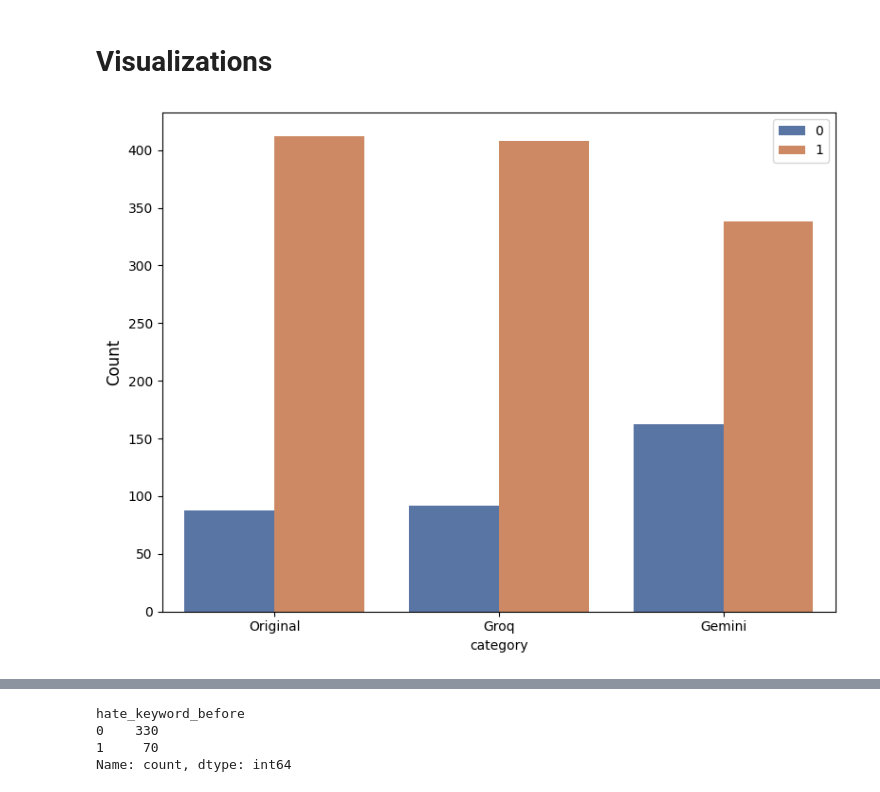
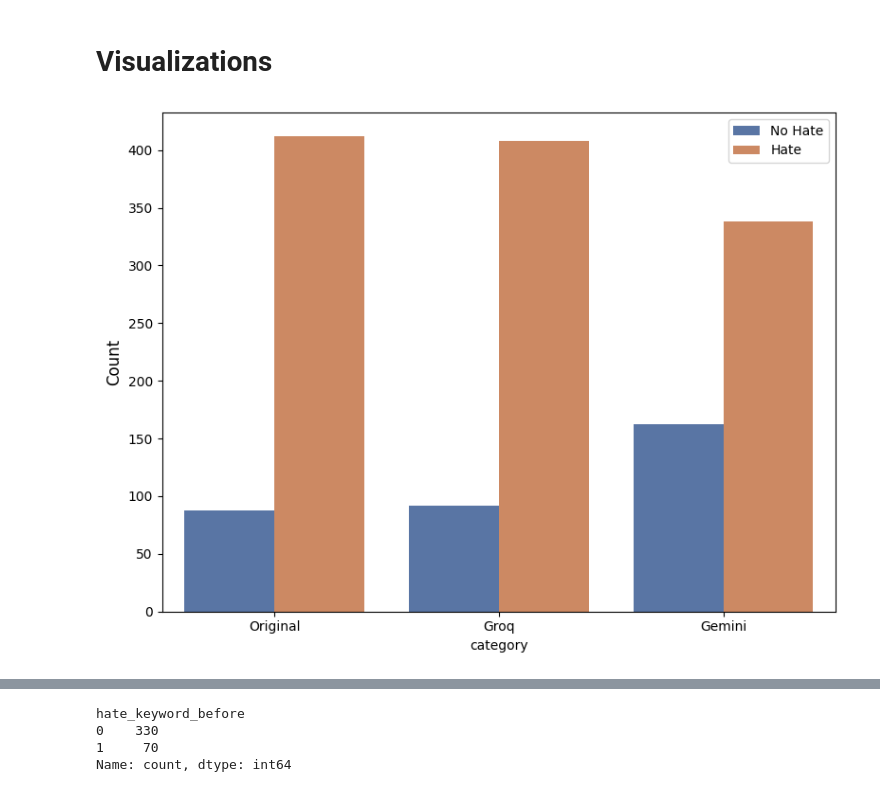
Before and after one commit to pinglainstitute/LLM-reviewtransformation, a Jupyter notebook: Notebooks/Twitter/twitter_transform.ipynb, the cells around one changed output, grey strips where cells are left out. Saved outputs shown, nothing was run; the diff lists cells and outputs as text; code cells hidden in the pictures.

```diff
--- a/Notebooks/Twitter/twitter_transform.ipynb
+++ b/Notebooks/Twitter/twitter_transform.ipynb
@@ -437,13 +438,13 @@ df_long['category'] = df_long['category'].replace({
 # %%
 sns.set_palette("deep")
 plt.figure(figsize=(8, 6))
 sns.countplot(data=df_long, x="category", hue="label", dodge=True)
 plt.ylabel("Count", fontsize=12)
-plt.legend(loc='upper right', frameon=True)
+plt.legend(['No Hate', 'Hate'], loc='upper right', frameon=True)
 plt.tight_layout()
 plt.show()
 # %% [output]
-[figure, old version]
+[figure, new version]
 # %%
 df = df[df['labels'] != "No Abuse"]
 # %%
```
Also changed, not shown: parts of 2 cells of this notebook, 2 other files.
